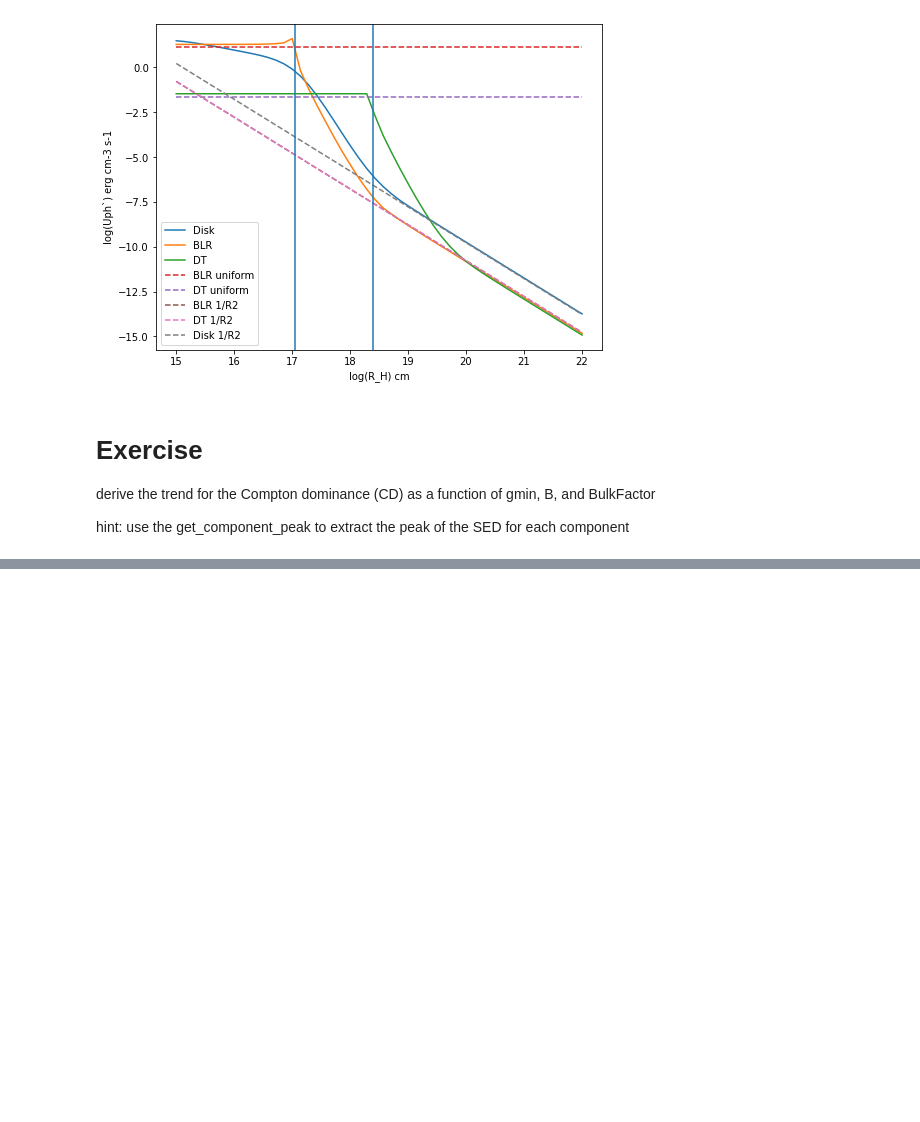
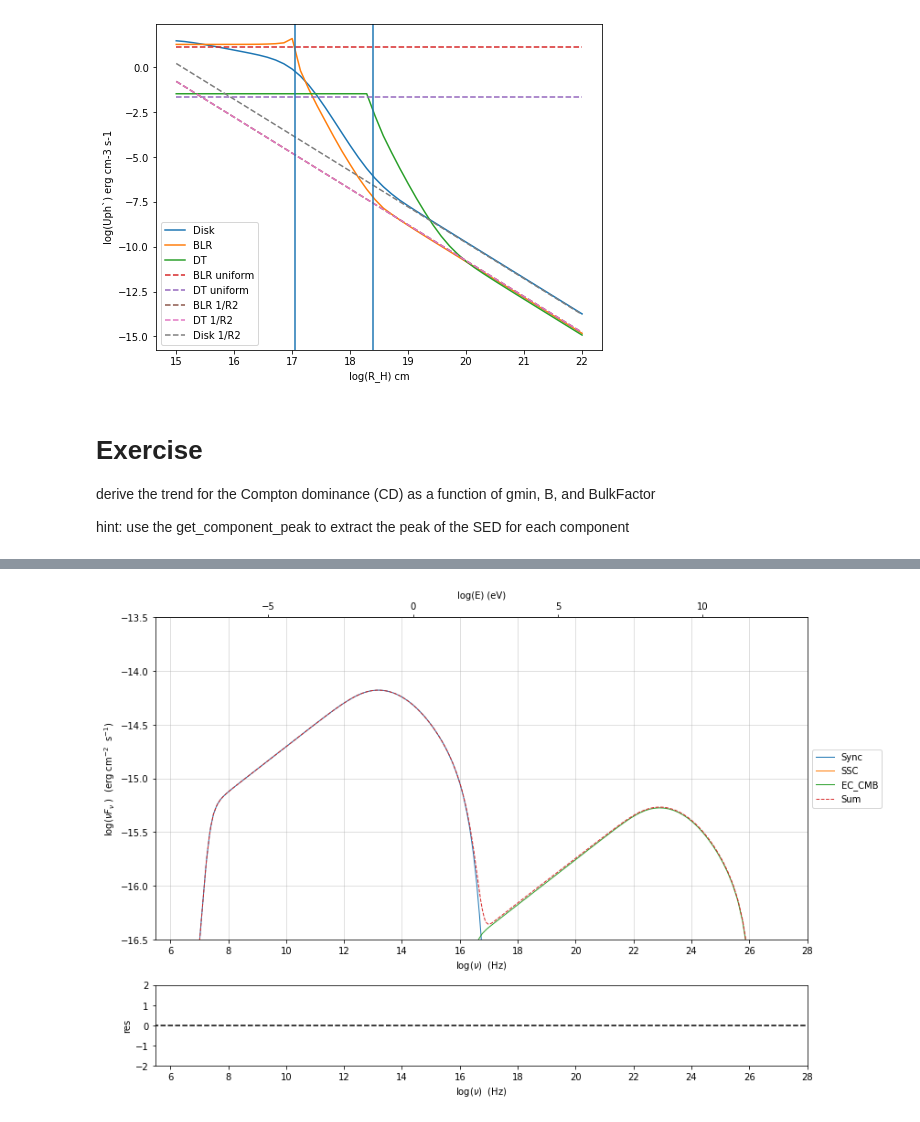
Before and after one commit to andreatramacere/Geneva_CTA_group_JetSeT_Course, a Jupyter notebook: Tutorial_3.ipynb, the cells around one changed output, grey strips where cells are left out. Cells and saved outputs as stored; diff of their text form; code cells hidden in the pictures; blank space fills up the shorter version.

```diff
--- a/Tutorial_3.ipynb
+++ b/Tutorial_3.ipynb
@@ -341,0 +409,5 @@ hint: use the get_component_peak to extract the peak of the SED for each compone
+# %%
+p=my_jet.plot_model()
+p.rescale(y_min=-16.5,y_max=-13.5,x_max=28)
+# %% [output]
+[figure, added]
```
Also changed, not shown: parts of 7 cells of this notebook, 1 other file.
